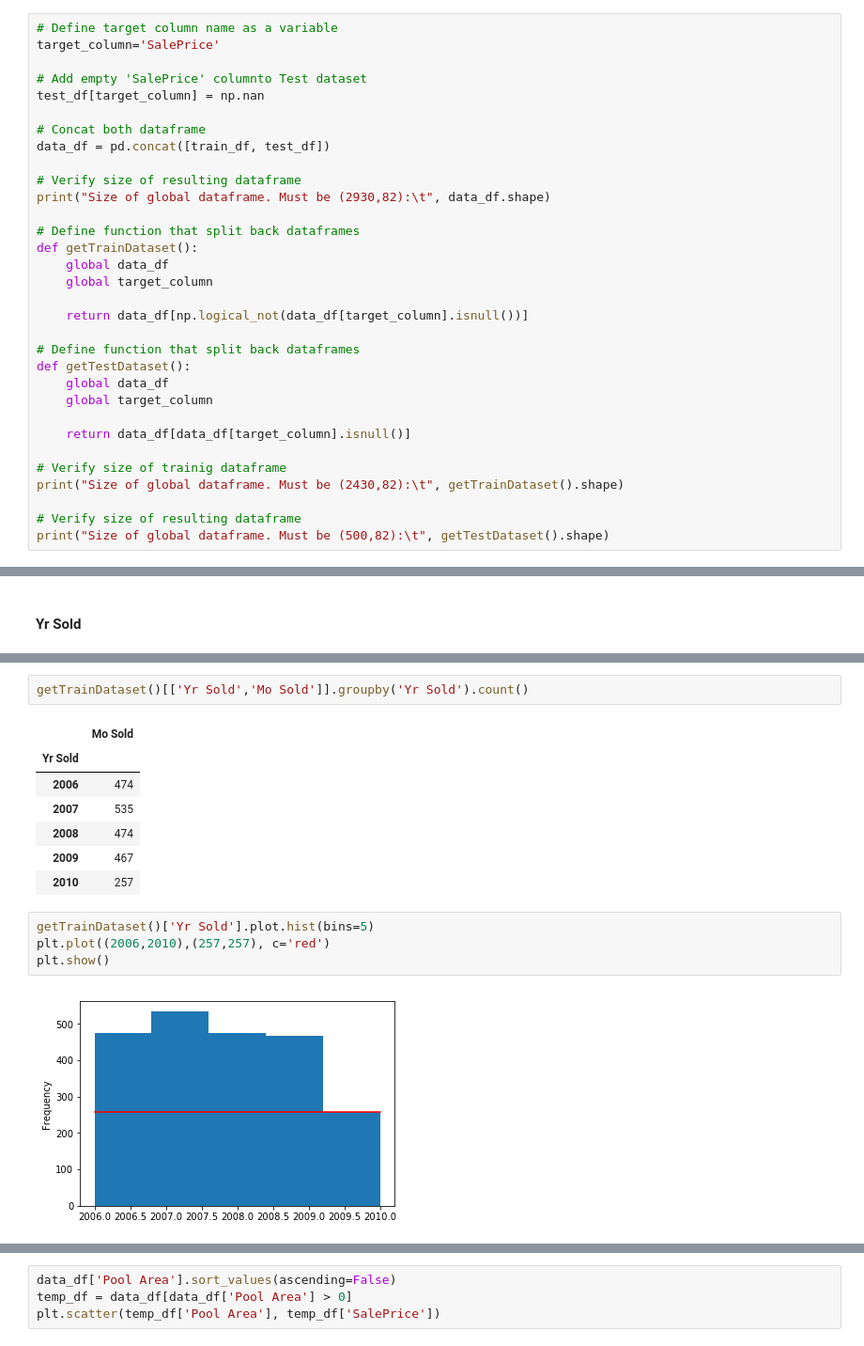
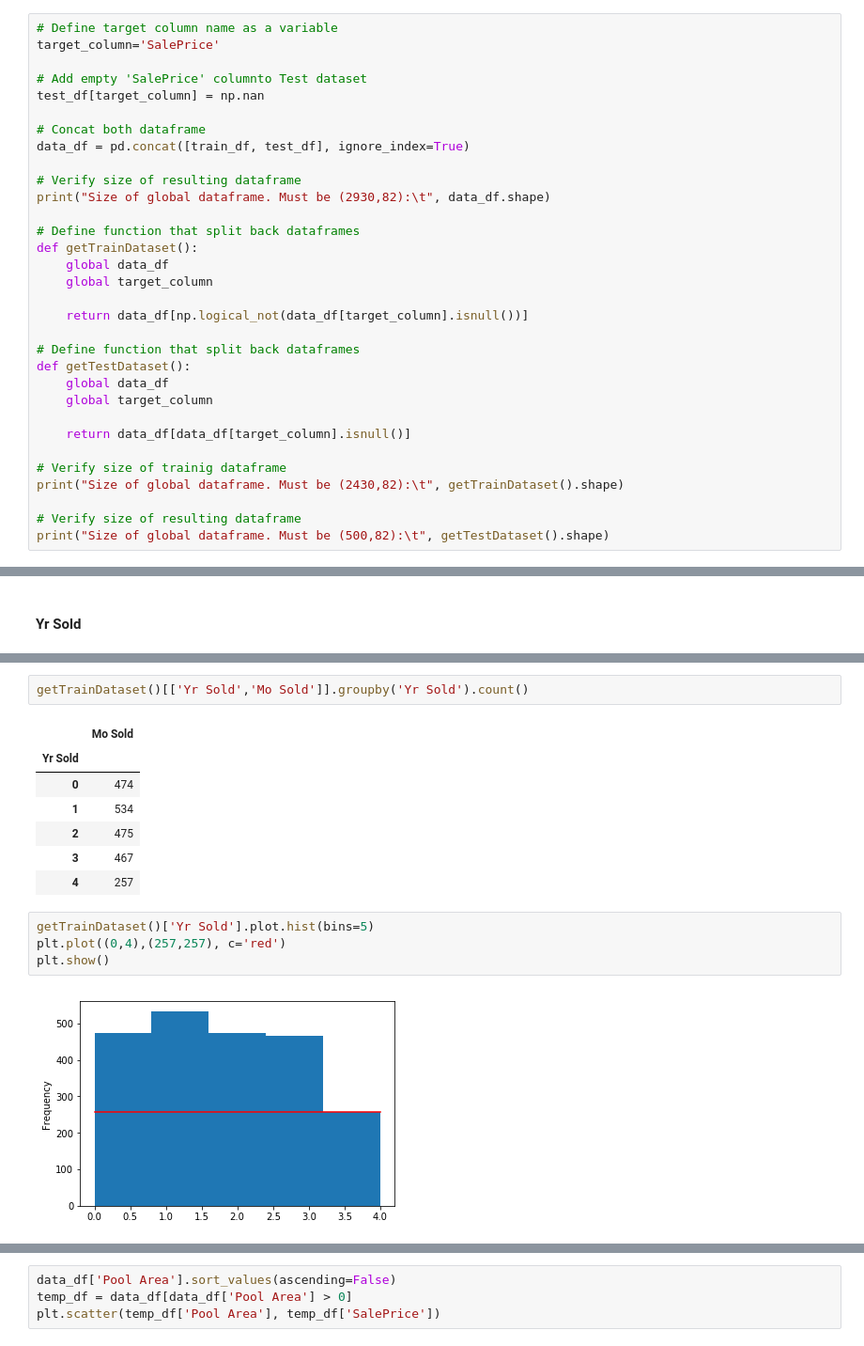
Before and after one commit to xnicolovici/machine_learning, a Jupyter notebook: notebooks/Course No 3/09. Course project/03. Part 2 - House prices/house-prices-solution.ipynb, the cells around one changed output, grey strips where cells are left out. Shown at 94% size. Drawn from its saved outputs; the diff is of its cells as text.

```diff
--- a/notebooks/Course No 3/09. Course project/03. Part 2 - House prices/house-prices-solution.ipynb
+++ b/notebooks/Course No 3/09. Course project/03. Part 2 - House prices/house-prices-solution.ipynb
@@ -68,7 +68,7 @@ target_column='SalePrice'
 test_df[target_column] = np.nan
 
 # Concat both dataframe
-data_df = pd.concat([train_df, test_df])
+data_df = pd.concat([train_df, test_df], ignore_index=True)
 
 # Verify size of resulting dataframe
 print("Size of global dataframe. Must be (2930,82):\t", data_df.shape)
@@ -835,17 +984,17 @@ getTrainDataset()[['Yr Sold','Mo Sold']].groupby('Yr Sold').count()
 # %% [output]
 |  | Mo Sold |
 | Yr Sold |  |
-| 2006 | 474 |
-| 2007 | 535 |
-| 2008 | 474 |
-| 2009 | 467 |
-| 2010 | 257 |
+| 0 | 474 |
+| 1 | 534 |
+| 2 | 475 |
+| 3 | 467 |
+| 4 | 257 |
 # %%
 getTrainDataset()['Yr Sold'].plot.hist(bins=5)
-plt.plot((2006,2010),(257,257), c='red')
+plt.plot((0,4),(257,257), c='red')
 plt.show()
 # %% [output]
-[figure, old version]
+[figure, new version]
 # %% [markdown]
 Will this have an impact on our model fitting process ? I dont know.
 
```
Also changed, not shown: parts of 40 cells of this notebook.
